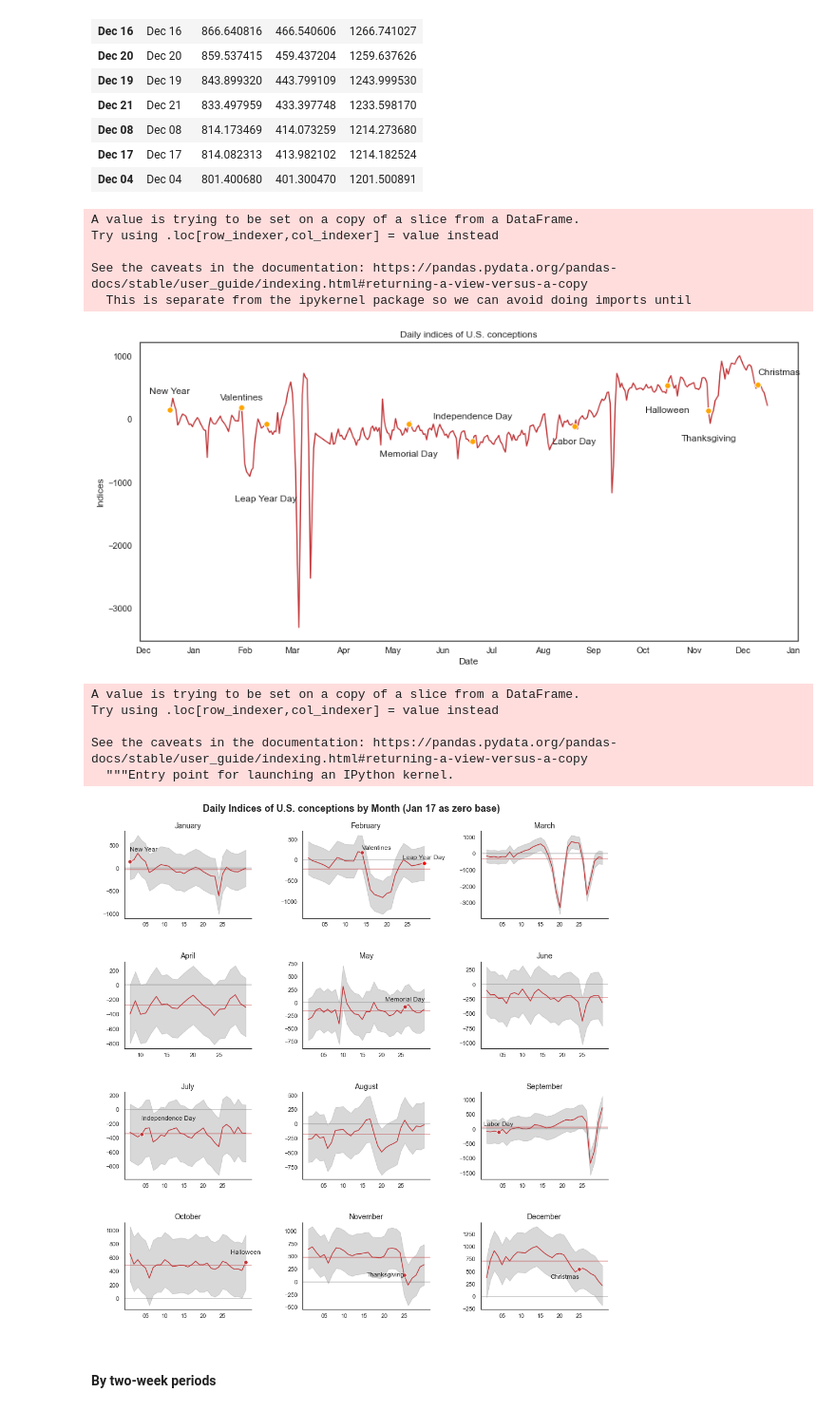
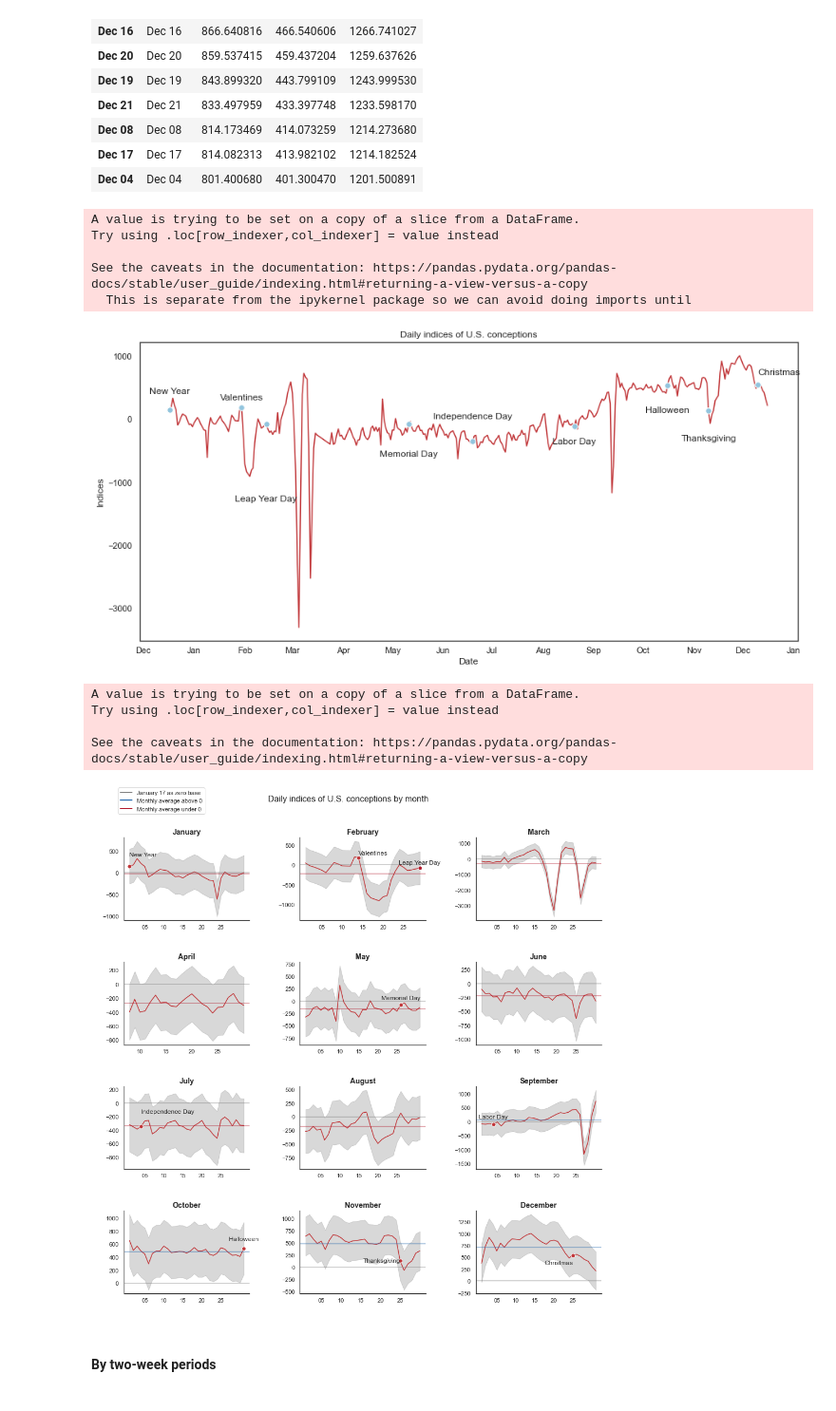
Before and after one commit to taidnguyen/us-birthdays, a Jupyter notebook: main.ipynb, the cells around one changed output. Shown at 95% size. Cells and saved outputs as stored; diff of their text form; code cells hidden in the pictures.

Commit message:
add legend to plot

```diff
--- a/main.ipynb
+++ b/main.ipynb
@@ -220,9 +222,9 @@ results_df.sort_values(by='coefficient', ascending=False)[:15]
 | Dec 17 | Dec 17 | 814.082313 | 413.982102 | 1214.182524 |
 | Dec 04 | Dec 04 | 801.400680 | 401.300470 | 1201.500891 |
 # %%
-# Get date (pick leap year as placeholder)
 data = results_df[7:]
-data['date'] = pd.to_datetime('2012 ' + data['date'], format='%Y %b %d', errors='ignore')
+data['date'] = pd.to_datetime('2012 ' + data['date'], format='%Y %b %d', errors='ignore') #get date (pick leap year as placeholder)
+
 
 # Plot
 ax = sns.lineplot(x=data['date'], y=data['coefficient'])
@@ -243,7 +245,7 @@ point_dict = data.set_index('date').to_dict('index')
 
 def add_dot(year, month, day, value):
     ax.plot(datetime.datetime(year, month, day), point_dict[datetime.datetime(year, month, day)][value],
-            marker='.', markersize=15, markeredgecolor='white', color='orange')
+            marker='.', markersize=15, markeredgecolor='white', color='#92c5de')
 
 add_dot(2012, 1, 1, value='coefficient')
 add_dot(2012, 2, 14, value='coefficient')
@@ -266,11 +268,12 @@ Try using .loc[row_indexer,col_indexer] = value instead
 
 See the caveats in the documentation: https://pandas.pydata.org/pandas-docs/stable/user_guide/indexing.html#returning-a-view-versus-a-copy
   This is separate from the ipykernel package so we can avoid doing imports until
-[figure, old version]
+[figure, new version]
 # %%
+# FacetGrid
 data['month'] = data['date'].dt.strftime('%B')
 
-# Initialize FacetGrid
+# Init
 g = sns.FacetGrid(data.sort_values(['date']), col='month', col_wrap=3, sharey=False, sharex=False,
                   height=3.5, aspect=1.3)
 
@@ -278,7 +281,7 @@ g = sns.FacetGrid(data.sort_values(['date']), col='month', col_wrap=3, sharey=Fa
 def lines(x,y, **kwargs):
     ax = sns.lineplot(x,y,**kwargs)
     ax.axhline(0, alpha=0.5, color='gray')
-    ax.axhline(np.mean(y), alpha=0.5)
+    ax.axhline(np.mean(y), alpha=0.5, color=('#2166ac' if np.mean(y) > 0 else '#b2182b'))
     ax.xaxis.set_major_locator(mpl.dates.MonthLocator()) #force major ticks on a monthly time scale
     ax.xaxis.set_minor_locator(mpl.dates.MonthLocator(bymonthday=[0,1,5,10,15,20,25]))
     ax.xaxis.set_major_formatter(mpl.ticker.NullFormatter())
@@ -286,44 +289,50 @@ def lines(x,y, **kwargs):
 
 g = g.map(lines, 'date', 'coefficient')
 g = g.map(plt.fill_between, 'date', 'lower', 'upper', color='gray', alpha=0.3)
-g = g.set_titles(col_template="{col_name}", size=14)
+g = g.set_titles(col_template="{col_name}", size=14, fontweight='bold')
 g = g.set_xlabels(' ')
 g = g.set_ylabels(' ')
 g = g.set_xticklabels(' ')
 
 # Manually add major dates
 point_dict = data.set_index('date').to_dict('index')
 
 g.axes[0].text(datetime.datetime(2012, 1, 1), 380, "New Year", ha='left', fontsize=12)
 g.axes[0].plot(datetime.datetime(2012, 1, 1), point_dict[datetime.datetime(2012, 1, 1)]['coefficient'], marker='.', markersize=15, markeredgecolor='white')
 g.axes[1].text(datetime.datetime(2012, 2, 14), 250, "Valentines", ha='left', fontsize=12)
 g.axes[1].plot(datetime.datetime(2012, 2, 14), point_dict[datetime.datetime(2012, 2, 14)]['coefficient'], marker='.', markersize=15, markeredgecolor='white')
 g.axes[1].text(datetime.datetime(2012, 2, 29), 20, "Leap Year Day", ha='center', fontsize=12)
-g.axes[1].plot(datetime.datetime(2012, 2, 29), point_dict[datetime.datetime(2012, 2, 29)]['coefficient'], marker='.', markersize=15, markeredgecolor='white', color='red')
+g.axes[1].plot(datetime.datetime(2012, 2, 29), point_dict[datetime.datetime(2012, 2, 29)]['coefficient'], marker='.', markersize=15, markeredgecolor='white', color='#b2182b')
 g.axes[4].text(datetime.datetime(2012, 5, 26), 25, "Memorial Day", ha='center', fontsize=12)
 g.axes[4].plot(datetime.datetime(2012, 5, 26), point_dict[datetime.datetime(2012, 5, 26)]['coefficient'], marker='.', markersize=15, markeredgecolor='white')
 g.axes[6].text(datetime.datetime(2012, 7, 4), -150, "Independence Day", ha='left', fontsize=12)
 g.axes[6].plot(datetime.datetime(2012, 7, 4), point_dict[datetime.datetime(2012, 7, 4)]['coefficient'], marker='.', markersize=15, markeredgecolor='white')
 g.axes[8].text(datetime.datetime(2012, 9, 4), 100, "Labor Day", ha='center', fontsize=12)
 g.axes[8].plot(datetime.datetime(2012, 9, 4), point_dict[datetime.datetime(2012, 9, 4)]['coefficient'], marker='.', markersize=15, markeredgecolor='white')
 g.axes[9].text(datetime.datetime(2012, 10, 31), 650, "Halloween", ha='center', fontsize=12)
 g.axes[9].plot(datetime.datetime(2012, 10, 31), point_dict[datetime.datetime(2012, 10, 31)]['coefficient'], marker='.', markersize=15, markeredgecolor='white')
 g.axes[10].text(datetime.datetime(2012, 11, 25), 100, "Thanksgiving", ha='right', fontsize=12)
 g.axes[10].plot(datetime.datetime(2012, 11, 25), point_dict[datetime.datetime(2012, 11, 25)]['coefficient'], marker='.', markersize=15, markeredgecolor='white')
 g.axes[11].text(datetime.datetime(2012, 12, 25), 350, "Christmas", ha='right', fontsize=12)
 g.axes[11].plot(datetime.datetime(2012, 12, 25), point_dict[datetime.datetime(2012, 12, 25)]['coefficient'], marker='.', markersize=15, markeredgecolor='white')
 
+# # Legends
+custom_lines = [Line2D([0], [0], color='gray', lw=2),
+                Line2D([0], [0], color='#2166ac', lw=2),
+                Line2D([0], [0], color='#b2182b', lw=2)]
+g.axes[0].legend(custom_lines, ['January 17 as zero base', 'Monthly average above 0', 'Monthly average under 0'],
+          loc='upper center', bbox_to_anchor=(0.3, 1.6), borderaxespad=0.)
+
 # Final adjustments
-plt.subplots_adjust(hspace=0.5, wspace=0.4, top=0.93) #spacing between and on top
-g = g.fig.suptitle('Daily Indices of U.S. conceptions by Month (Jan 17 as zero base)', fontsize=18, fontweight='bold')
+plt.subplots_adjust(hspace=0.5, wspace=0.4, top=0.9) #spacing between and on top
+g = g.fig.suptitle('Daily indices of U.S. conceptions by month', fontsize=16)
 plt.show()
 # %% [output]
 A value is trying to be set on a copy of a slice from a DataFrame.
 Try using .loc[row_indexer,col_indexer] = value instead
 
 See the caveats in the documentation: https://pandas.pydata.org/pandas-docs/stable/user_guide/indexing.html#returning-a-view-versus-a-copy
-  """Entry point for launching an IPython kernel.
-[figure, old version]
+[figure, new version]
 # %% [markdown]
 #### By two-week periods
 # %%
```
Also changed, not shown: parts of 1 cell of this notebook.
